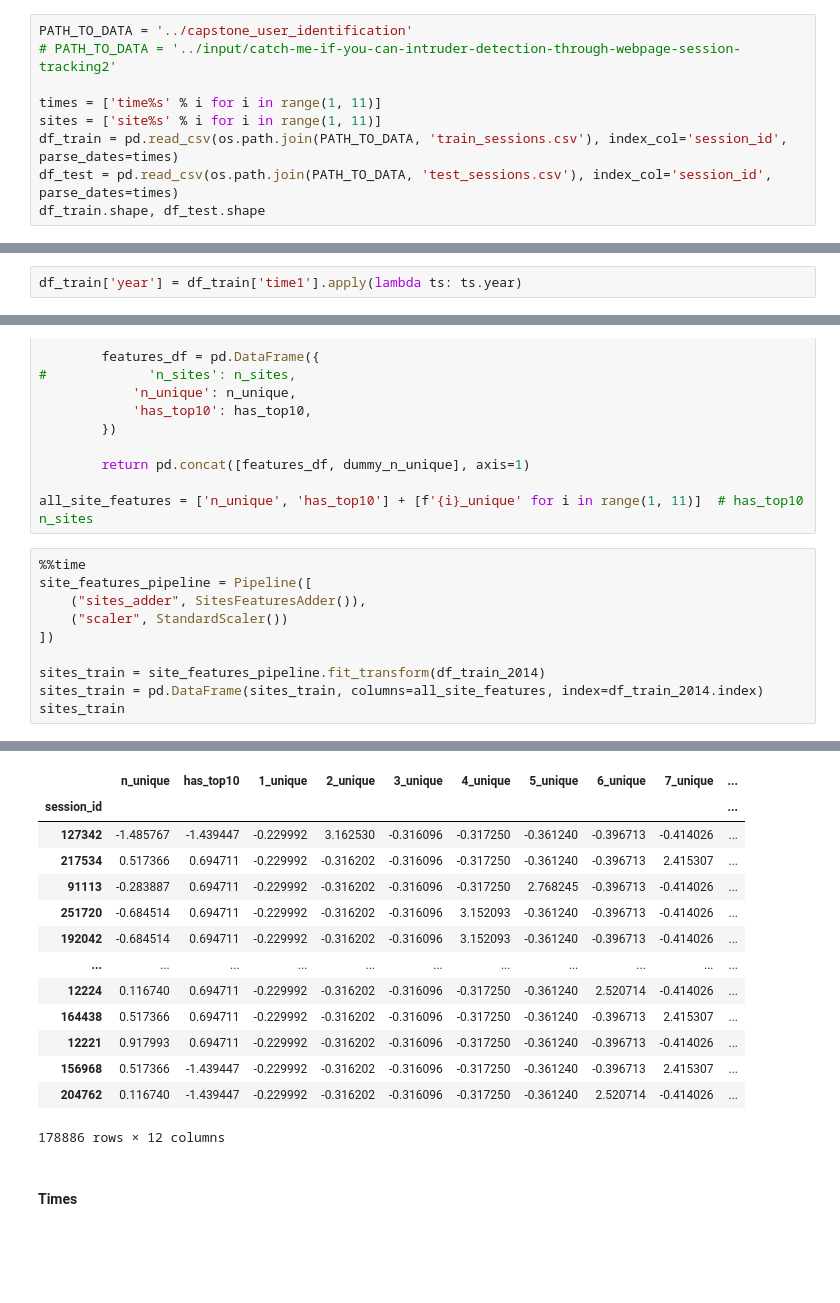
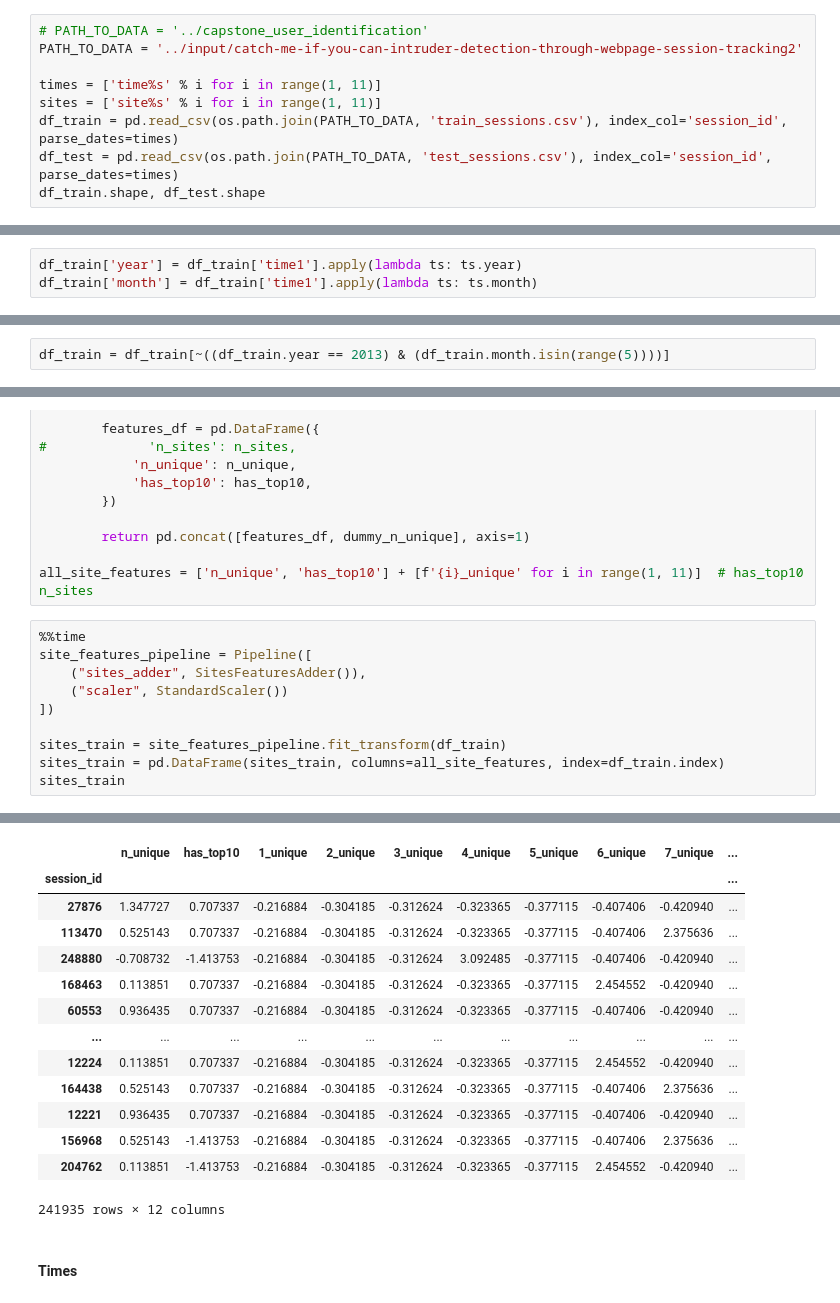
Before and after one commit to Uniholder/Specialization-Yandex-MIPT, a Jupyter notebook: 6_Final_projects/1_user_identification/kaggle/polygon.ipynb, the cells around one changed output, grey strips where cells are left out. Cells and saved outputs as stored; diff of their text form; blank space fills up the shorter version.

```diff
--- a/6_Final_projects/1_user_identification/kaggle/polygon.ipynb
+++ b/6_Final_projects/1_user_identification/kaggle/polygon.ipynb
@@ -16,8 +16,8 @@ import os
 import pandas as pd
 import pickle
 # %%
-PATH_TO_DATA = '../capstone_user_identification'
-# PATH_TO_DATA = '../input/catch-me-if-you-can-intruder-detection-through-webpage-session-tracking2'
+# PATH_TO_DATA = '../capstone_user_identification'
+PATH_TO_DATA = '../input/catch-me-if-you-can-intruder-detection-through-webpage-session-tracking2'
 
 times = ['time%s' % i for i in range(1, 11)]
 sites = ['site%s' % i for i in range(1, 11)]
@@ -28,4 +28,5 @@ df_train.shape, df_test.shape
 ((253561, 21), (82797, 20))
 # %%
 df_train['year'] = df_train['time1'].apply(lambda ts: ts.year)
+df_train['month'] = df_train['time1'].apply(lambda ts: ts.month)
 # %%
@@ -33,3 +34,5 @@ df_train_2014 = df_train[df_train.year == 2014]
+# %%
+df_train = df_train[~((df_train.year == 2013) & (df_train.month.isin(range(5))))]
 # %% [markdown]
 Словарь сайтов
 # %%
@@ -131,7 +133,7 @@ site_features_pipeline = Pipeline([
     ("scaler", StandardScaler())
 ])
 
-sites_train = site_features_pipeline.fit_transform(df_train_2014)
-sites_train = pd.DataFrame(sites_train, columns=all_site_features, index=df_train_2014.index)
+sites_train = site_features_pipeline.fit_transform(df_train)
+sites_train = pd.DataFrame(sites_train, columns=all_site_features, index=df_train.index)
 sites_train
 # %% [output]
@@ -140,17 +142,17 @@ Wall time: 55.5 s
 |  | n_unique | has_top10 | 1_unique | 2_unique | 3_unique | 4_unique | 5_unique | 6_unique | 7_unique | ... |
 | session_id |  |  |  |  |  |  |  |  |  | ... |
-| 127342 | -1.485767 | -1.439447 | -0.229992 | 3.162530 | -0.316096 | -0.317250 | -0.361240 | -0.396713 | -0.414026 | ... |
-| 217534 | 0.517366 | 0.694711 | -0.229992 | -0.316202 | -0.316096 | -0.317250 | -0.361240 | -0.396713 | 2.415307 | ... |
-| 91113 | -0.283887 | 0.694711 | -0.229992 | -0.316202 | -0.316096 | -0.317250 | 2.768245 | -0.396713 | -0.414026 | ... |
-| 251720 | -0.684514 | 0.694711 | -0.229992 | -0.316202 | -0.316096 | 3.152093 | -0.361240 | -0.396713 | -0.414026 | ... |
-| 192042 | -0.684514 | 0.694711 | -0.229992 | -0.316202 | -0.316096 | 3.152093 | -0.361240 | -0.396713 | -0.414026 | ... |
+| 27876 | 1.347727 | 0.707337 | -0.216884 | -0.304185 | -0.312624 | -0.323365 | -0.377115 | -0.407406 | -0.420940 | ... |
+| 113470 | 0.525143 | 0.707337 | -0.216884 | -0.304185 | -0.312624 | -0.323365 | -0.377115 | -0.407406 | 2.375636 | ... |
+| 248880 | -0.708732 | -1.413753 | -0.216884 | -0.304185 | -0.312624 | 3.092485 | -0.377115 | -0.407406 | -0.420940 | ... |
+| 168463 | 0.113851 | 0.707337 | -0.216884 | -0.304185 | -0.312624 | -0.323365 | -0.377115 | 2.454552 | -0.420940 | ... |
+| 60553 | 0.936435 | 0.707337 | -0.216884 | -0.304185 | -0.312624 | -0.323365 | -0.377115 | -0.407406 | -0.420940 | ... |
 | ... | ... | ... | ... | ... | ... | ... | ... | ... | ... | ... |
-| 12224 | 0.116740 | 0.694711 | -0.229992 | -0.316202 | -0.316096 | -0.317250 | -0.361240 | 2.520714 | -0.414026 | ... |
-| 164438 | 0.517366 | 0.694711 | -0.229992 | -0.316202 | -0.316096 | -0.317250 | -0.361240 | -0.396713 | 2.415307 | ... |
-| 12221 | 0.917993 | 0.694711 | -0.229992 | -0.316202 | -0.316096 | -0.317250 | -0.361240 | -0.396713 | -0.414026 | ... |
-| 156968 | 0.517366 | -1.439447 | -0.229992 | -0.316202 | -0.316096 | -0.317250 | -0.361240 | -0.396713 | 2.415307 | ... |
-| 204762 | 0.116740 | -1.439447 | -0.229992 | -0.316202 | -0.316096 | -0.317250 | -0.361240 | 2.520714 | -0.414026 | ... |
+| 12224 | 0.113851 | 0.707337 | -0.216884 | -0.304185 | -0.312624 | -0.323365 | -0.377115 | 2.454552 | -0.420940 | ... |
+| 164438 | 0.525143 | 0.707337 | -0.216884 | -0.304185 | -0.312624 | -0.323365 | -0.377115 | -0.407406 | 2.375636 | ... |
+| 12221 | 0.936435 | 0.707337 | -0.216884 | -0.304185 | -0.312624 | -0.323365 | -0.377115 | -0.407406 | -0.420940 | ... |
+| 156968 | 0.525143 | -1.413753 | -0.216884 | -0.304185 | -0.312624 | -0.323365 | -0.377115 | -0.407406 | 2.375636 | ... |
+| 204762 | 0.113851 | -1.413753 | -0.216884 | -0.304185 | -0.312624 | -0.323365 | -0.377115 | 2.454552 | -0.420940 | ... |
-178886 rows × 12 columns
+241935 rows × 12 columns
 # %% [markdown]
 #### Times
 # %%
```
Also changed, not shown: parts of 29 cells of this notebook, 2 other files.
